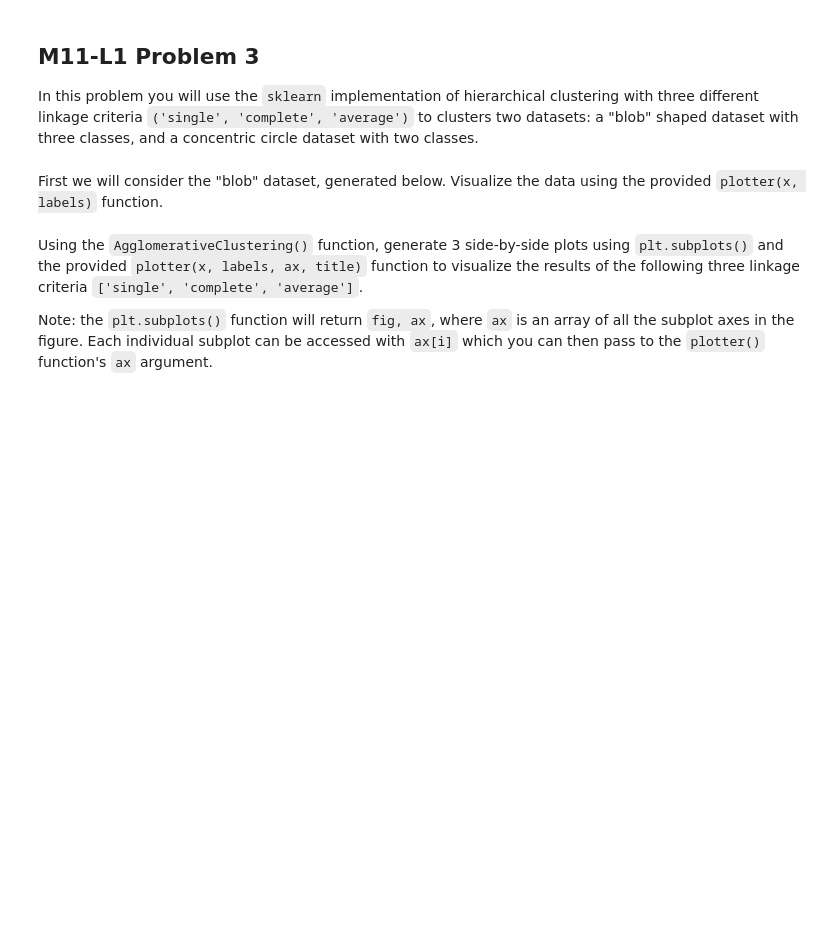
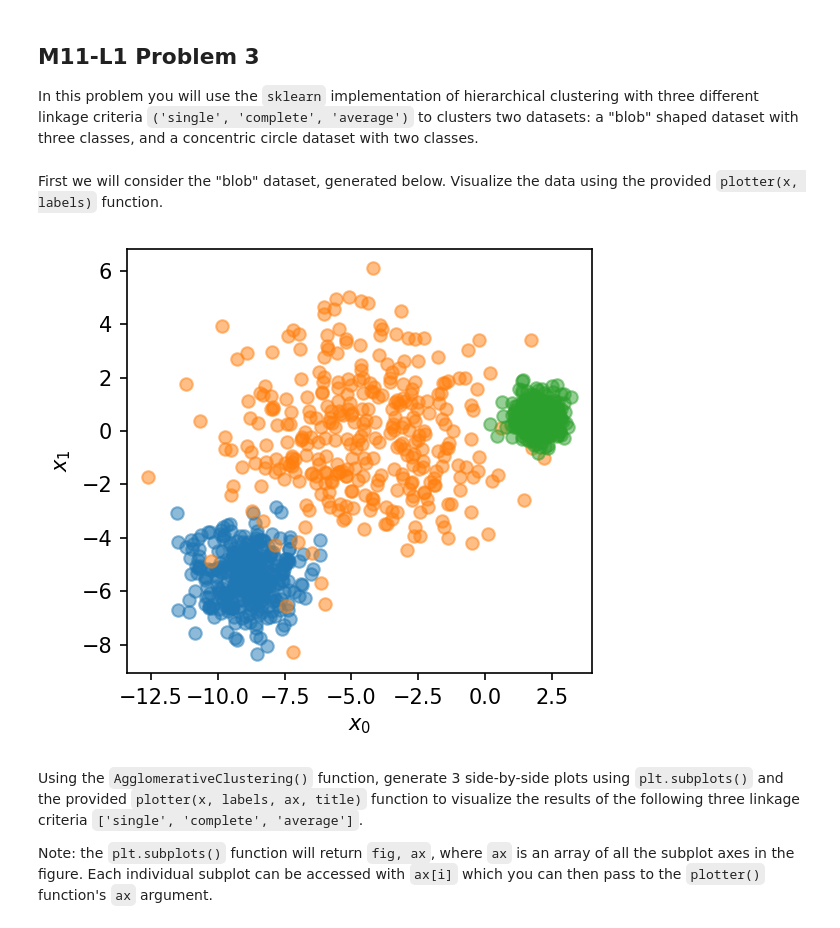
Before and after one commit to zsqu4re/ML-for-engineers, a Jupyter notebook: HW11/M11-L1-P3.ipynb, the cells around one changed output. Saved outputs shown, nothing was run; the diff lists cells and outputs as text; code cells hidden in the pictures; blank space fills up the shorter version.

```diff
--- a/HW11/M11-L1-P3.ipynb
+++ b/HW11/M11-L1-P3.ipynb
@@ -34,6 +34,9 @@ First we will consider the "blob" dataset, generated below. Visualize the data u
 x, labels = make_blobs(n_samples = 1000, cluster_std=[1.0, 2.5, 0.5], random_state = 170)
 # %%
 ## YOUR CODE GOES HERE
+plotter(x,labels)
+# %% [output]
+[figure, added]
 # %% [markdown]
 Using the `AgglomerativeClustering()` function, generate 3 side-by-side plots using `plt.subplots()` and the provided `plotter(x, labels, ax, title)` function to visualize the results of the following three linkage criteria `['single', 'complete', 'average']`.
 
```
Also changed, not shown: parts of 6 cells of this notebook, 15 other files.
